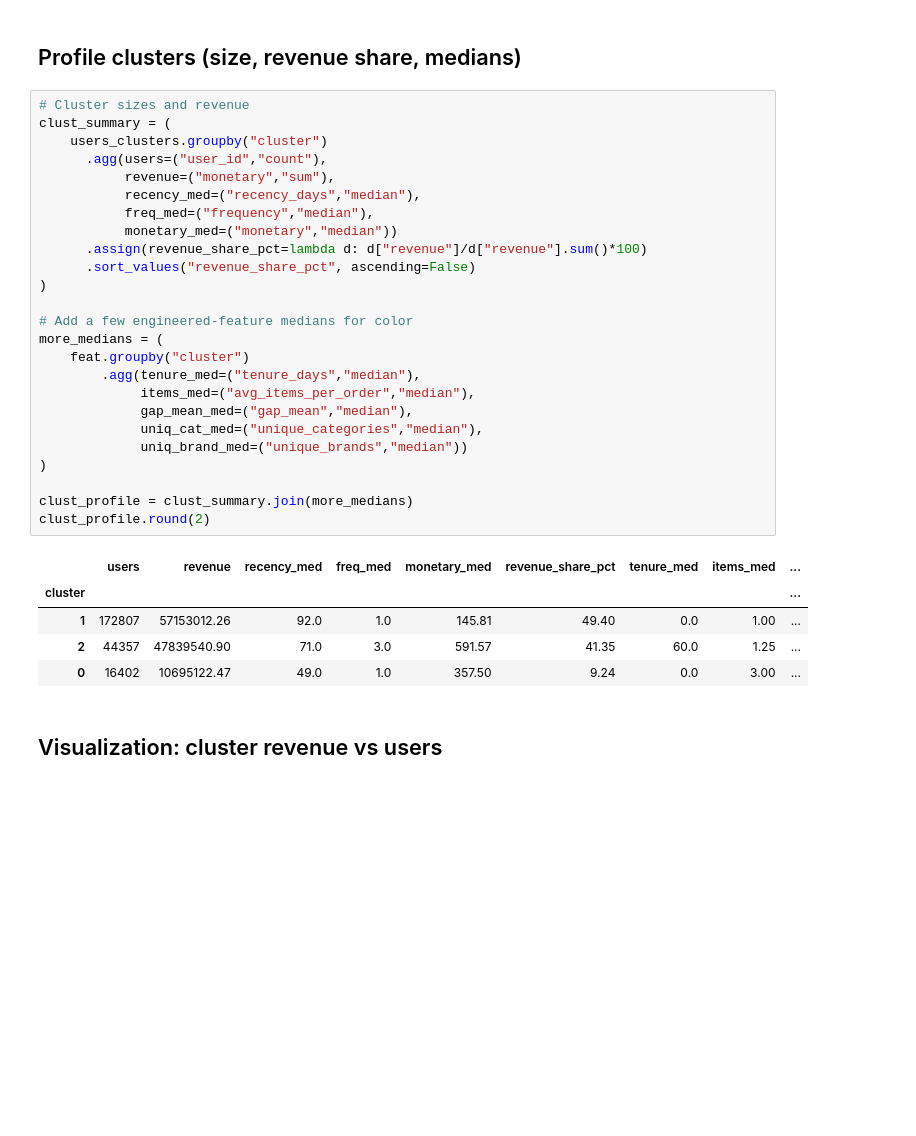
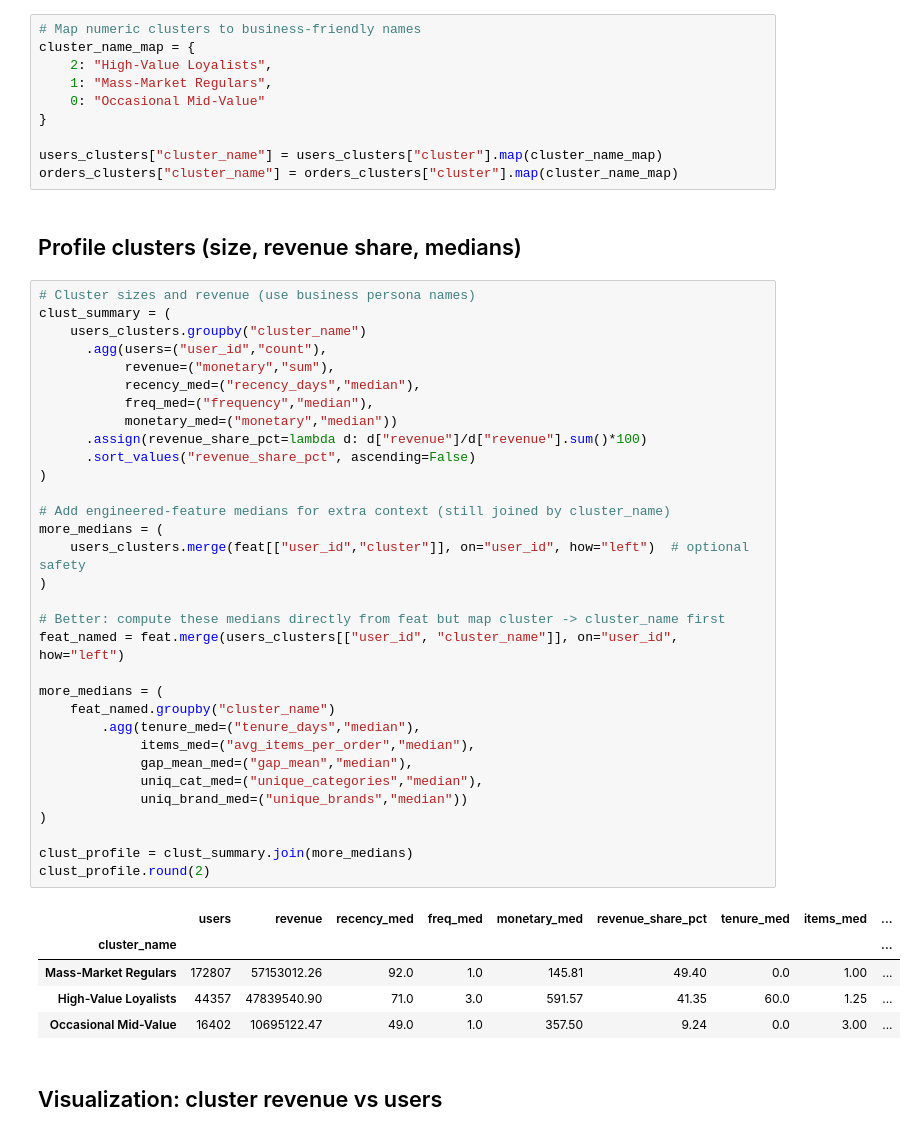
Before and after one commit to ayan978/Customer-Retention-Analysis-and-RFM-Segmentation-in-E-commerce, a Jupyter notebook: notebooks/customer_retention_rfm_segmentation.ipynb, the cells around one changed output. Drawn from its saved outputs; the diff is of its cells as text; blank space fills up the shorter version.

```diff
--- a/notebooks/customer_retention_rfm_segmentation.ipynb
+++ b/notebooks/customer_retention_rfm_segmentation.ipynb
@@ -915,36 +906,53 @@ Name: count, dtype: int64
+# %%
+# Map numeric clusters to business-friendly names
+cluster_name_map = {
+    2: "High-Value Loyalists",
+    1: "Mass-Market Regulars",
+    0: "Occasional Mid-Value"
+}
+
+users_clusters["cluster_name"] = users_clusters["cluster"].map(cluster_name_map)
+orders_clusters["cluster_name"] = orders_clusters["cluster"].map(cluster_name_map)
 # %% [markdown]
 ## Profile clusters (size, revenue share, medians)
 # %%
-# Cluster sizes and revenue
+# Cluster sizes and revenue (use business persona names)
 clust_summary = (
-    users_clusters.groupby("cluster")
+    users_clusters.groupby("cluster_name")
       .agg(users=("user_id","count"),
            revenue=("monetary","sum"),
            recency_med=("recency_days","median"),
            freq_med=("frequency","median"),
            monetary_med=("monetary","median"))
       .assign(revenue_share_pct=lambda d: d["revenue"]/d["revenue"].sum()*100)
       .sort_values("revenue_share_pct", ascending=False)
 )
 
-# Add a few engineered-feature medians for color
+# Add engineered-feature medians for extra context (still joined by cluster_name)
 more_medians = (
-    feat.groupby("cluster")
+    users_clusters.merge(feat[["user_id","cluster"]], on="user_id", how="left")  # optional safety
+)
+
+# Better: compute these medians directly from feat but map cluster -> cluster_name first
+feat_named = feat.merge(users_clusters[["user_id", "cluster_name"]], on="user_id", how="left")
+
+more_medians = (
+    feat_named.groupby("cluster_name")
         .agg(tenure_med=("tenure_days","median"),
              items_med=("avg_items_per_order","median"),
              gap_mean_med=("gap_mean","median"),
              uniq_cat_med=("unique_categories","median"),
              uniq_brand_med=("unique_brands","median"))
 )
 
 clust_profile = clust_summary.join(more_medians)
 clust_profile.round(2)
 # %% [output]
 |  | users | revenue | recency_med | freq_med | monetary_med | revenue_share_pct | tenure_med | items_med | ... |
-| cluster |  |  |  |  |  |  |  |  | ... |
-| 1 | 172807 | 57153012.26 | 92.0 | 1.0 | 145.81 | 49.40 | 0.0 | 1.00 | ... |
-| 2 | 44357 | 47839540.90 | 71.0 | 3.0 | 591.57 | 41.35 | 60.0 | 1.25 | ... |
-| 0 | 16402 | 10695122.47 | 49.0 | 1.0 | 357.50 | 9.24 | 0.0 | 3.00 | ... |
+| cluster_name |  |  |  |  |  |  |  |  | ... |
+| Mass-Market Regulars | 172807 | 57153012.26 | 92.0 | 1.0 | 145.81 | 49.40 | 0.0 | 1.00 | ... |
+| High-Value Loyalists | 44357 | 47839540.90 | 71.0 | 3.0 | 591.57 | 41.35 | 60.0 | 1.25 | ... |
+| Occasional Mid-Value | 16402 | 10695122.47 | 49.0 | 1.0 | 357.50 | 9.24 | 0.0 | 3.00 | ... |
 # %% [markdown]
 ## Visualization: cluster revenue vs users
 # %%
```
Also changed, not shown: parts of 18 cells of this notebook, 1 other file.
